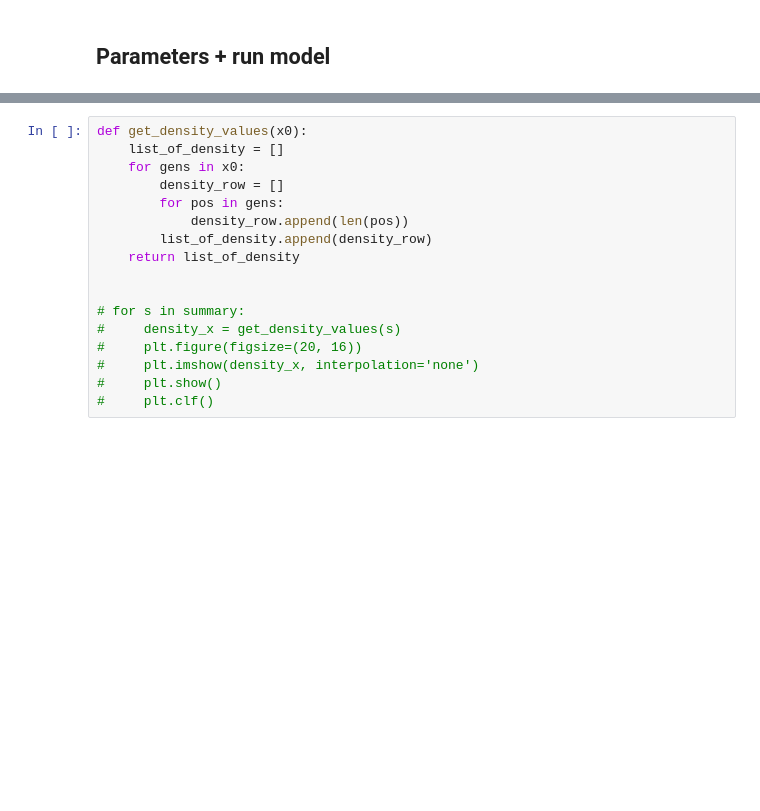
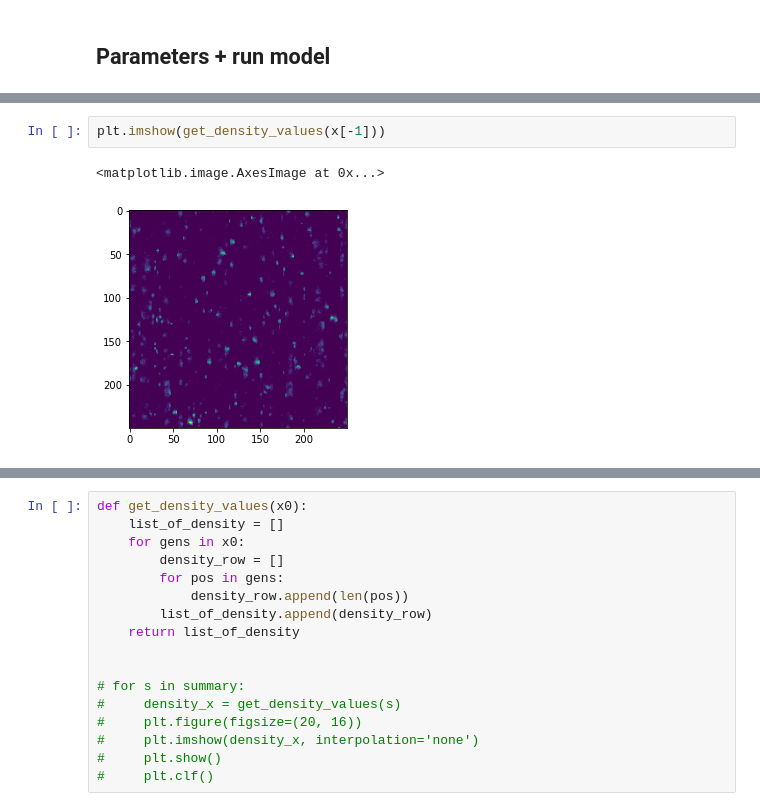
Before and after one commit to wiebetimmers/CSS-ParticleFlocking, a Jupyter notebook: 1D+2D_viscek_automata_density.ipynb, the cells around one changed output, grey strips where cells are left out. Drawn from its saved outputs; the diff is of its cells as text; blank space fills up the shorter version.

```diff
--- a/1D+2D_viscek_automata_density.ipynb
+++ b/1D+2D_viscek_automata_density.ipynb
@@ -376,0 +384,5 @@ summary = generate_2d(L, its, eta, p)
+# %%
+plt.imshow(get_density_values(x[-1]))
+# %% [output]
+<matplotlib.image.AxesImage at 0x...>
+[figure, added]
```
Also changed, not shown: parts of 9 cells of this notebook, 1 other file.
